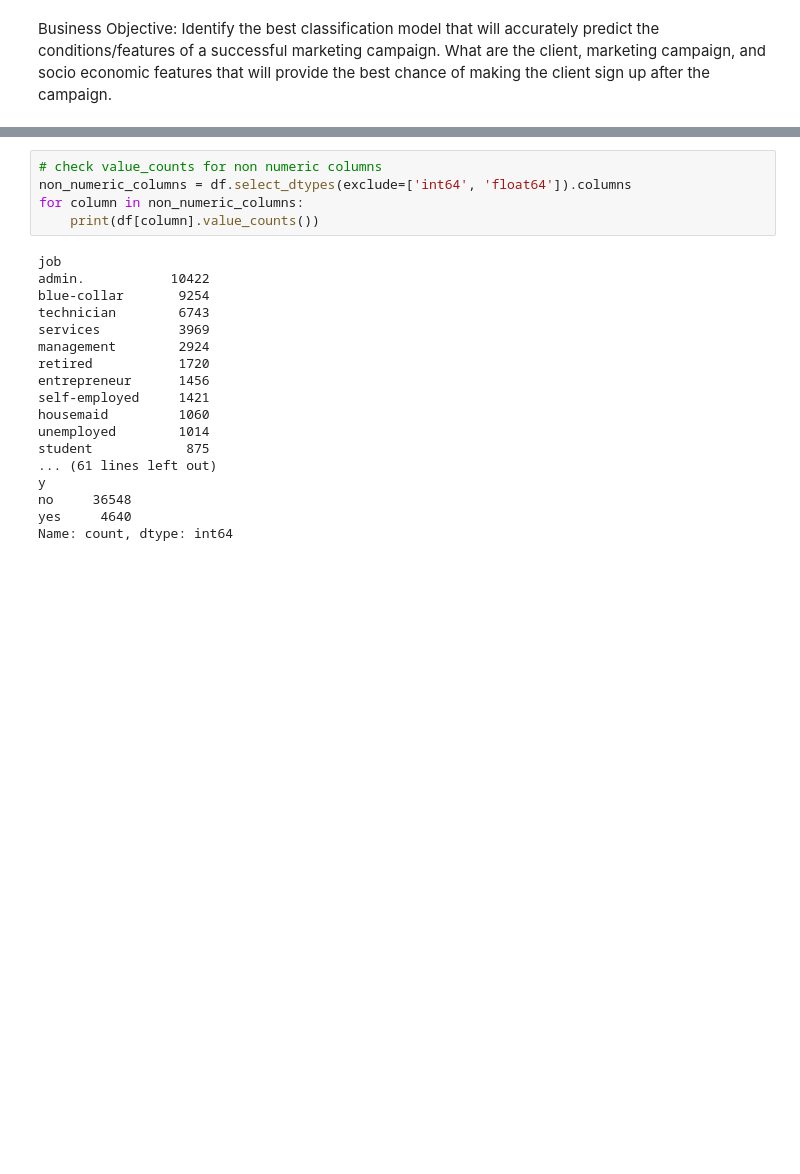
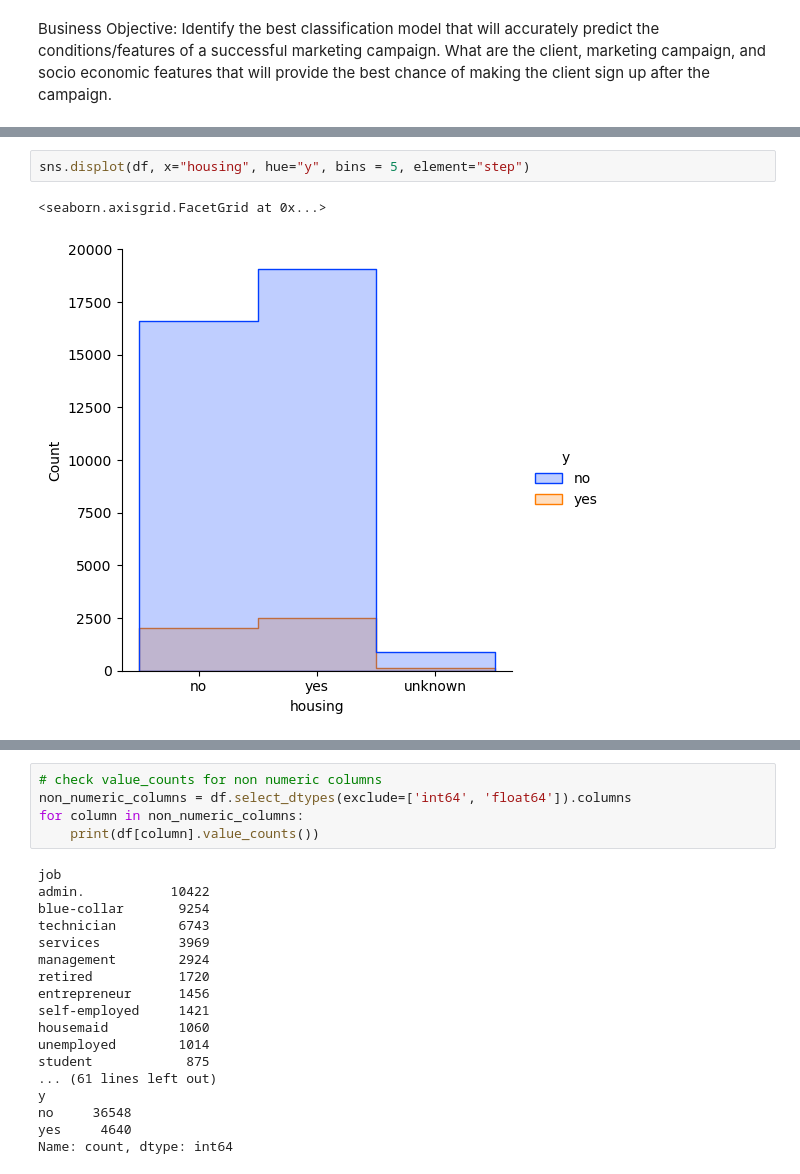
Before and after one commit to cdungca/comparing-classifiers, a Jupyter notebook: prompt_III.ipynb, the cells around one changed output, grey strips where cells are left out. Saved outputs shown, nothing was run; the diff lists cells and outputs as text; blank space fills up the shorter version.

```diff
--- a/prompt_III.ipynb
+++ b/prompt_III.ipynb
@@ -140,0 +161,5 @@ plt.show()
+# %%
+sns.displot(df, x="housing", hue="y", bins = 5, element="step")
+# %% [output]
+<seaborn.axisgrid.FacetGrid at 0x...>
+[figure, added]
```
Also changed, not shown: parts of 46 cells of this notebook.
